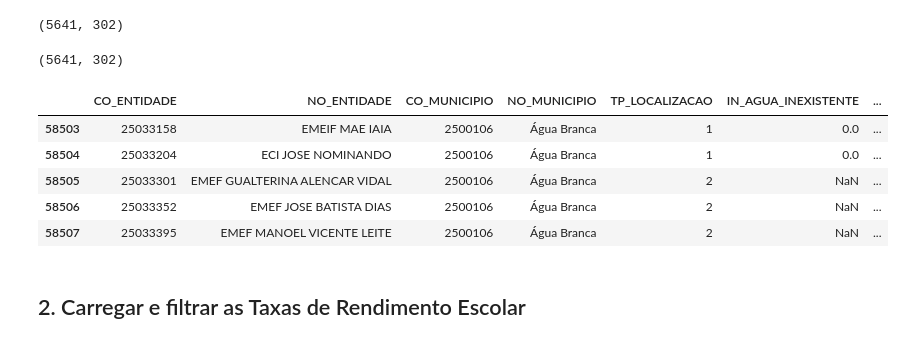
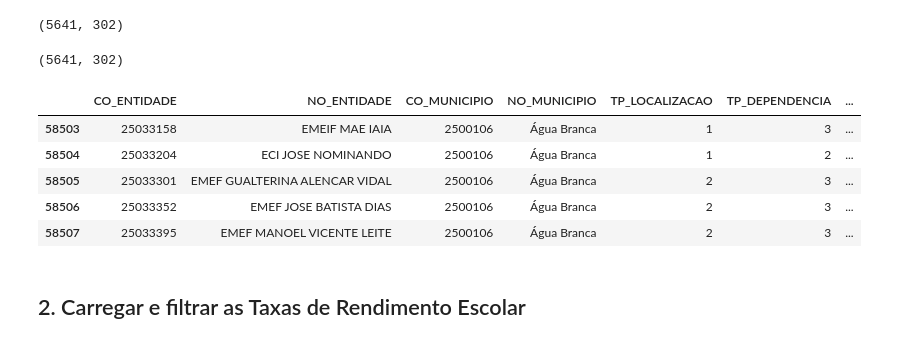
Before and after one commit to GuiiHub/ProjetoAD, a Jupyter notebook: tratamento_cruzamento_dados_.ipynb, the cells around one changed output. Saved outputs shown, nothing was run; the diff lists cells and outputs as text; code cells hidden in the pictures.

```diff
--- a/tratamento_cruzamento_dados_.ipynb
+++ b/tratamento_cruzamento_dados_.ipynb
@@ -32,33 +32,34 @@ print(censo_pb.shape)
 # %%
 # Selecionar colunas de interesse
 
 # Selecionar colunas de interesse
 
 colunas_censo = [
     "CO_ENTIDADE", "NO_ENTIDADE", "CO_MUNICIPIO", "NO_MUNICIPIO",
-    "TP_LOCALIZACAO",              # 1 = urbana, 2 = rural
+    "TP_LOCALIZACAO",              #TP_LOCALIZACAO 1 = urbana, 2 = rural
+    "TP_DEPENDENCIA",              #TP_DEPENDENCIA 1 = federal, 2 = estadual, 3 = municipal, 4 = privada
 
     # --- Infraestrutura básica (água, energia, esgoto) ---
     "IN_AGUA_INEXISTENTE",         # não há nenhuma fonte de água
     "IN_AGUA_POTAVEL",             # água imprópria para consumo, mesmo tendo fonte
     "IN_ENERGIA_INEXISTENTE",      # não há energia elétrica
     "IN_ESGOTO_INEXISTENTE",       # não há esgotamento sanitário
 
     # --- Acessibilidade nas vias de circulação interna ---
     "IN_ACESSIBILIDADE_INEXISTENTE",  # nenhum recurso de acessibilidade listado
 ]
 
 print(censo_pb.shape)
 censo_pb = censo_pb[[c for c in colunas_censo if c in censo_pb.columns]]
 censo_pb.head()
 # %% [output]
 (5641, 302)
-|  | CO_ENTIDADE | NO_ENTIDADE | CO_MUNICIPIO | NO_MUNICIPIO | TP_LOCALIZACAO | IN_AGUA_INEXISTENTE | ... |
-| 58503 | 25033158 | EMEIF MAE IAIA | 2500106 | Água Branca | 1 | 0.0 | ... |
-| 58504 | 25033204 | ECI JOSE NOMINANDO | 2500106 | Água Branca | 1 | 0.0 | ... |
-| 58505 | 25033301 | EMEF GUALTERINA ALENCAR VIDAL | 2500106 | Água Branca | 2 | NaN | ... |
-| 58506 | 25033352 | EMEF JOSE BATISTA DIAS | 2500106 | Água Branca | 2 | NaN | ... |
-| 58507 | 25033395 | EMEF MANOEL VICENTE LEITE | 2500106 | Água Branca | 2 | NaN | ... |
+|  | CO_ENTIDADE | NO_ENTIDADE | CO_MUNICIPIO | NO_MUNICIPIO | TP_LOCALIZACAO | TP_DEPENDENCIA | ... |
+| 58503 | 25033158 | EMEIF MAE IAIA | 2500106 | Água Branca | 1 | 3 | ... |
+| 58504 | 25033204 | ECI JOSE NOMINANDO | 2500106 | Água Branca | 1 | 2 | ... |
+| 58505 | 25033301 | EMEF GUALTERINA ALENCAR VIDAL | 2500106 | Água Branca | 2 | 3 | ... |
+| 58506 | 25033352 | EMEF JOSE BATISTA DIAS | 2500106 | Água Branca | 2 | 3 | ... |
+| 58507 | 25033395 | EMEF MANOEL VICENTE LEITE | 2500106 | Água Branca | 2 | 3 | ... |
 # %% [markdown]
 ## 2. Carregar e filtrar as Taxas de Rendimento Escolar
 # %%
```
Also changed, not shown: parts of 3 cells of this notebook, 1 other file.
